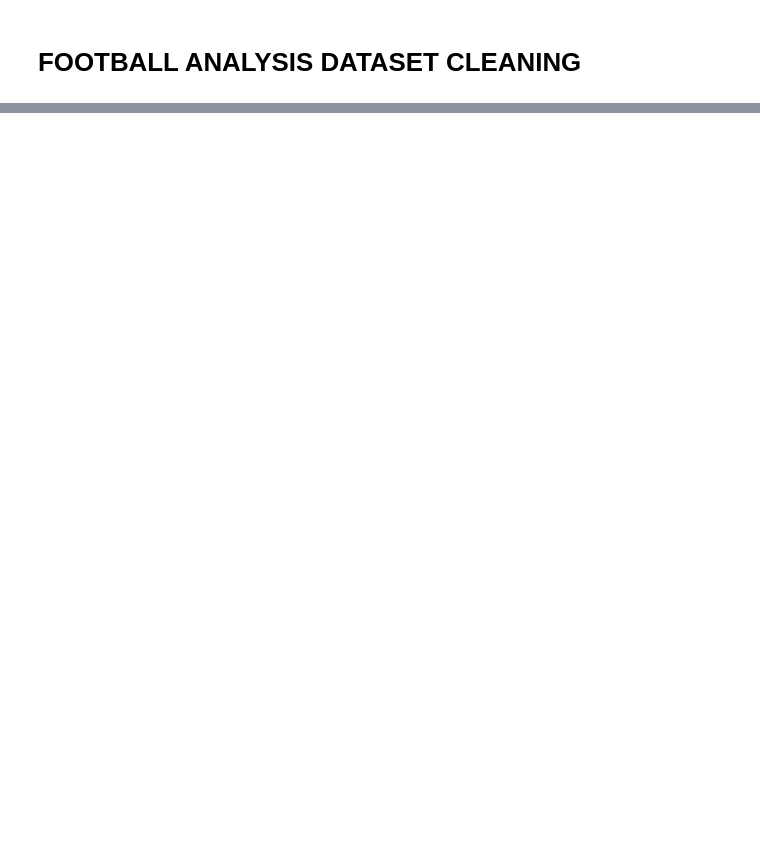
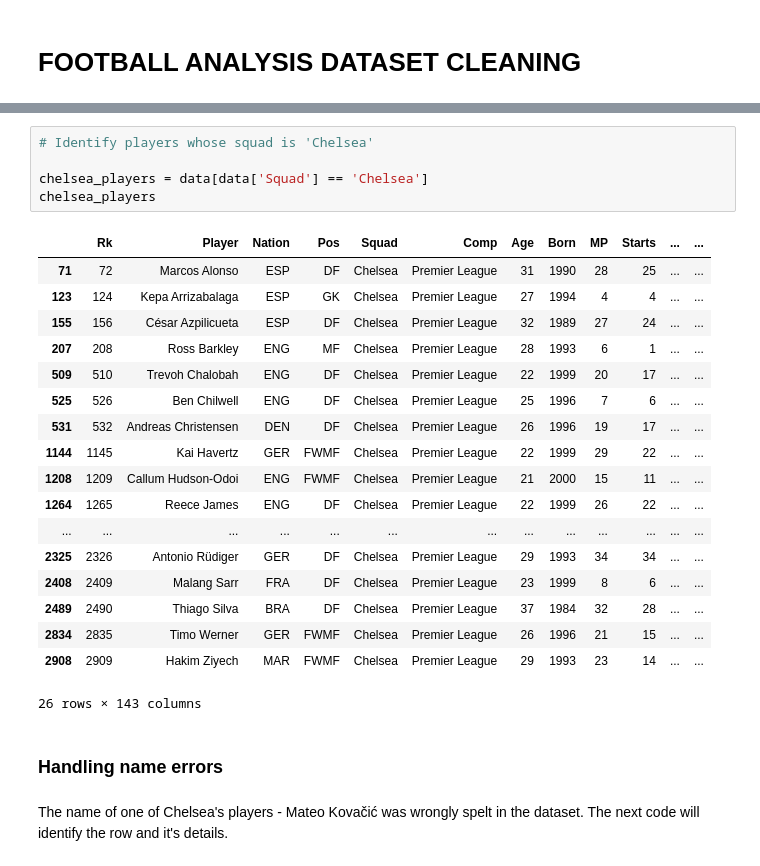
Before and after one commit to iameberedavid/Football-Analysis, a Jupyter notebook: Footballl Analysis Notebook.ipynb, the cells around one changed output, grey strips where cells are left out. Saved outputs shown, nothing was run; the diff lists cells and outputs as text; blank space fills up the shorter version.

```diff
--- a/Footballl Analysis Notebook.ipynb
+++ b/Footballl Analysis Notebook.ipynb
@@ -44,0 +183,28 @@ memory usage: 3.2+ MB
+# %%
+# Identify players whose squad is 'Chelsea'
+
+chelsea_players = data[data['Squad'] == 'Chelsea']
+chelsea_players
+# %% [output]
+|  | Rk | Player | Nation | Pos | Squad | Comp | Age | Born | MP | Starts | ... | ... |
+| 71 | 72 | Marcos Alonso | ESP | DF | Chelsea | Premier League | 31 | 1990 | 28 | 25 | ... | ... |
+| 123 | 124 | Kepa Arrizabalaga | ESP | GK | Chelsea | Premier League | 27 | 1994 | 4 | 4 | ... | ... |
+| 155 | 156 | César Azpilicueta | ESP | DF | Chelsea | Premier League | 32 | 1989 | 27 | 24 | ... | ... |
+| 207 | 208 | Ross Barkley | ENG | MF | Chelsea | Premier League | 28 | 1993 | 6 | 1 | ... | ... |
+| 509 | 510 | Trevoh Chalobah | ENG | DF | Chelsea | Premier League | 22 | 1999 | 20 | 17 | ... | ... |
+| 525 | 526 | Ben Chilwell | ENG | DF | Chelsea | Premier League | 25 | 1996 | 7 | 6 | ... | ... |
+| 531 | 532 | Andreas Christensen | DEN | DF | Chelsea | Premier League | 26 | 1996 | 19 | 17 | ... | ... |
+| 1144 | 1145 | Kai Havertz | GER | FWMF | Chelsea | Premier League | 22 | 1999 | 29 | 22 | ... | ... |
+| 1208 | 1209 | Callum Hudson-Odoi | ENG | FWMF | Chelsea | Premier League | 21 | 2000 | 15 | 11 | ... | ... |
+| 1264 | 1265 | Reece James | ENG | DF | Chelsea | Premier League | 22 | 1999 | 26 | 22 | ... | ... |
+| ... | ... | ... | ... | ... | ... | ... | ... | ... | ... | ... | ... | ... |
+| 2325 | 2326 | Antonio Rüdiger | GER | DF | Chelsea | Premier League | 29 | 1993 | 34 | 34 | ... | ... |
+| 2408 | 2409 | Malang Sarr | FRA | DF | Chelsea | Premier League | 23 | 1999 | 8 | 6 | ... | ... |
+| 2489 | 2490 | Thiago Silva | BRA | DF | Chelsea | Premier League | 37 | 1984 | 32 | 28 | ... | ... |
+| 2834 | 2835 | Timo Werner | GER | FWMF | Chelsea | Premier League | 26 | 1996 | 21 | 15 | ... | ... |
+| 2908 | 2909 | Hakim Ziyech | MAR | FWMF | Chelsea | Premier League | 29 | 1993 | 23 | 14 | ... | ... |
+26 rows × 143 columns
+# %% [markdown]
+### Handling name errors
+# %% [markdown]
+The name of one of Chelsea's players - Mateo Kovačić was wrongly spelt in the dataset. The next code will identify the row and it's details.
```
Also changed, not shown: parts of 28 cells of this notebook.
